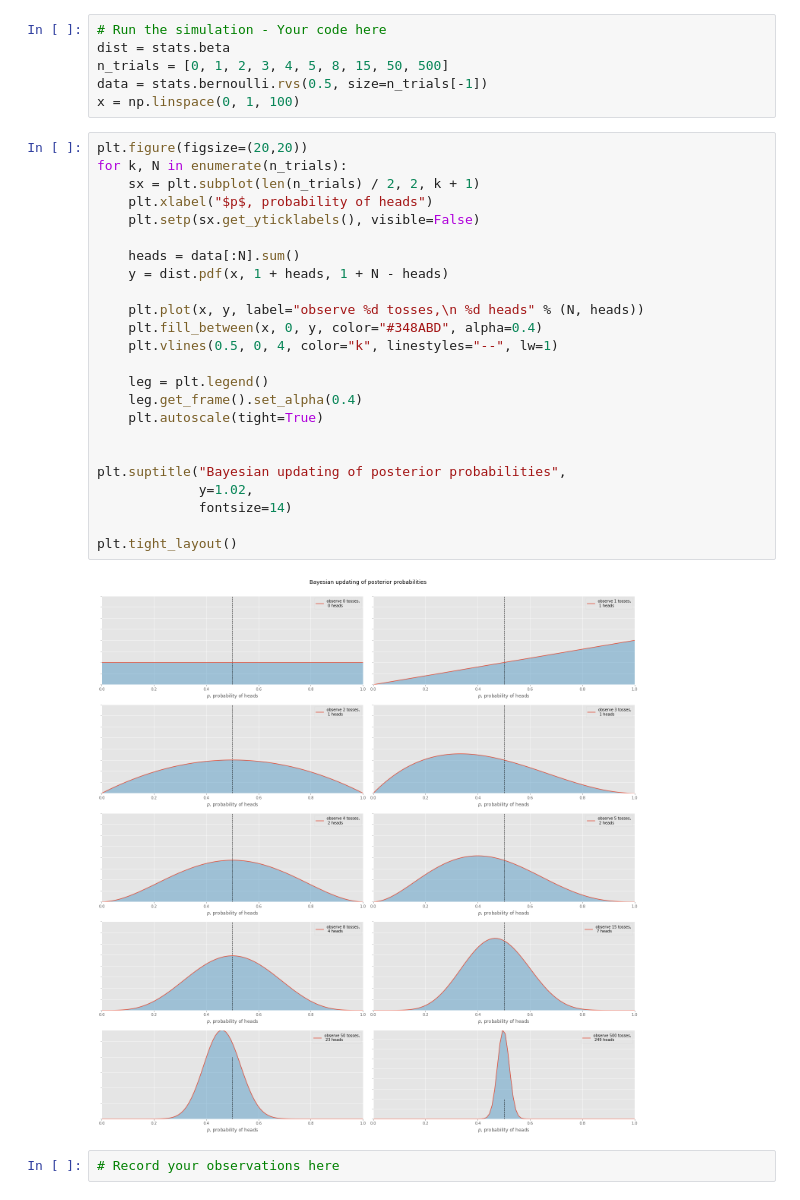
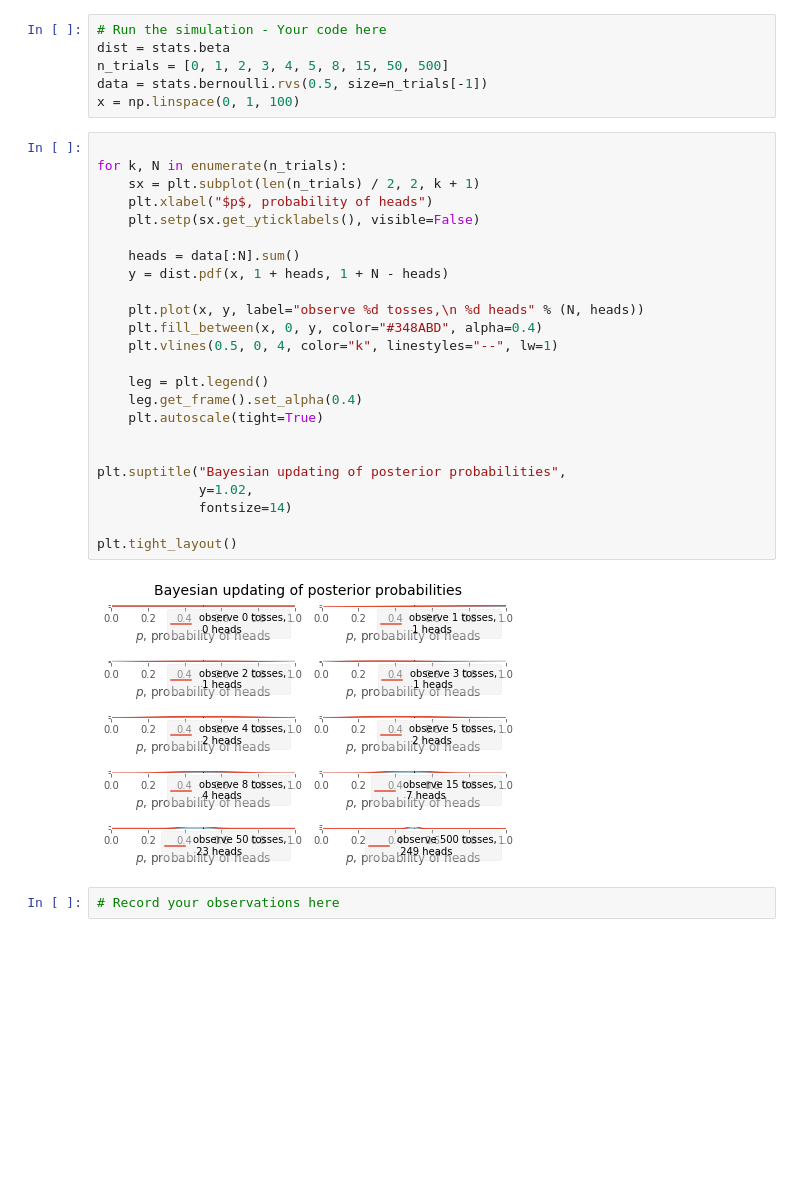
Before and after one commit to briansrebrenik/dsc-2-21-14-bayesian-frameowork-lab-nyc-career-ds-102218, a Jupyter notebook: index.ipynb, the cells around one changed output. Saved outputs shown, nothing was run; the diff lists cells and outputs as text; blank space fills up the shorter version.

```diff
--- a/index.ipynb
+++ b/index.ipynb
@@ -45,31 +45,31 @@ n_trials = [0, 1, 2, 3, 4, 5, 8, 15, 50, 500]
 data = stats.bernoulli.rvs(0.5, size=n_trials[-1])
 x = np.linspace(0, 1, 100)
 # %%
-plt.figure(figsize=(20,20))
+
 for k, N in enumerate(n_trials):
     sx = plt.subplot(len(n_trials) / 2, 2, k + 1)
     plt.xlabel("$p$, probability of heads")
     plt.setp(sx.get_yticklabels(), visible=False)
 
     heads = data[:N].sum()
     y = dist.pdf(x, 1 + heads, 1 + N - heads)
 
     plt.plot(x, y, label="observe %d tosses,\n %d heads" % (N, heads))
     plt.fill_between(x, 0, y, color="#348ABD", alpha=0.4)
     plt.vlines(0.5, 0, 4, color="k", linestyles="--", lw=1)
 
     leg = plt.legend()
     leg.get_frame().set_alpha(0.4)
     plt.autoscale(tight=True)
 
 
 plt.suptitle("Bayesian updating of posterior probabilities",
              y=1.02,
              fontsize=14)
 
 plt.tight_layout()
 # %% [output]
-[figure, old version]
+[figure, new version]
 # %%
 # Record your observations here
 # %% [markdown]
```
